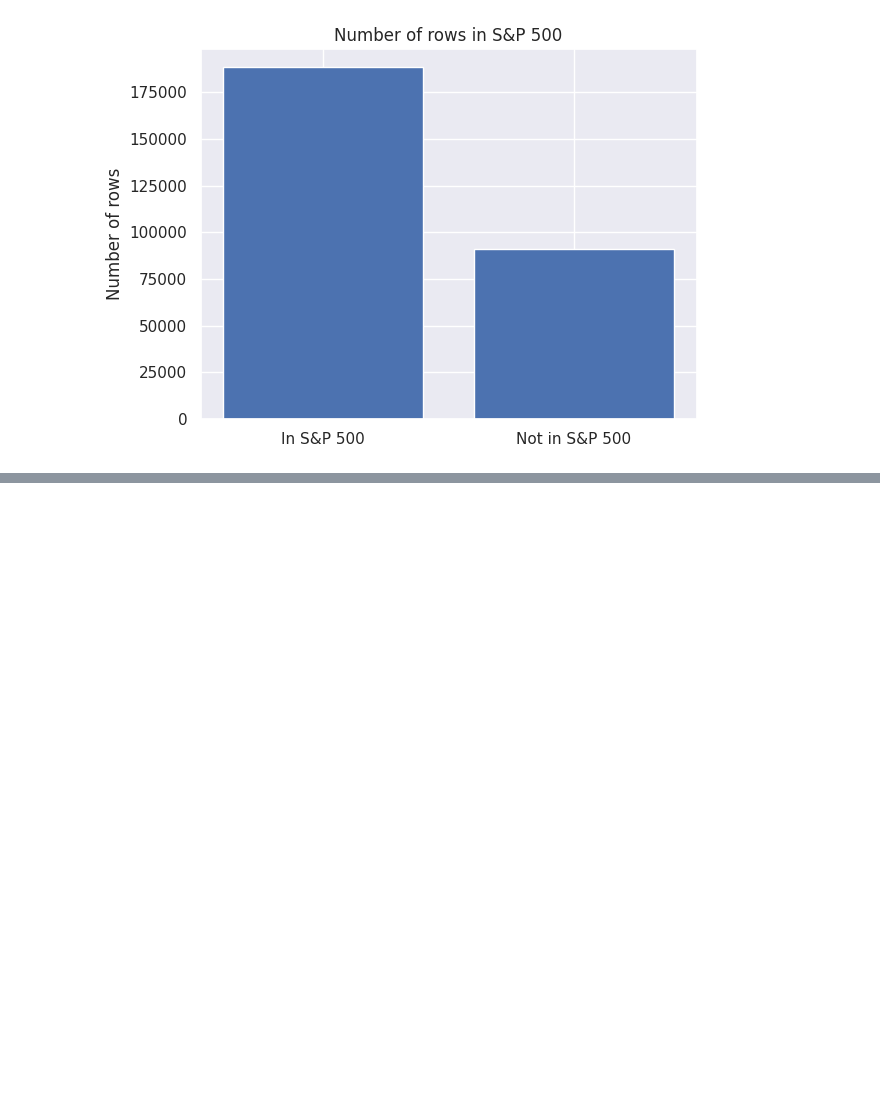
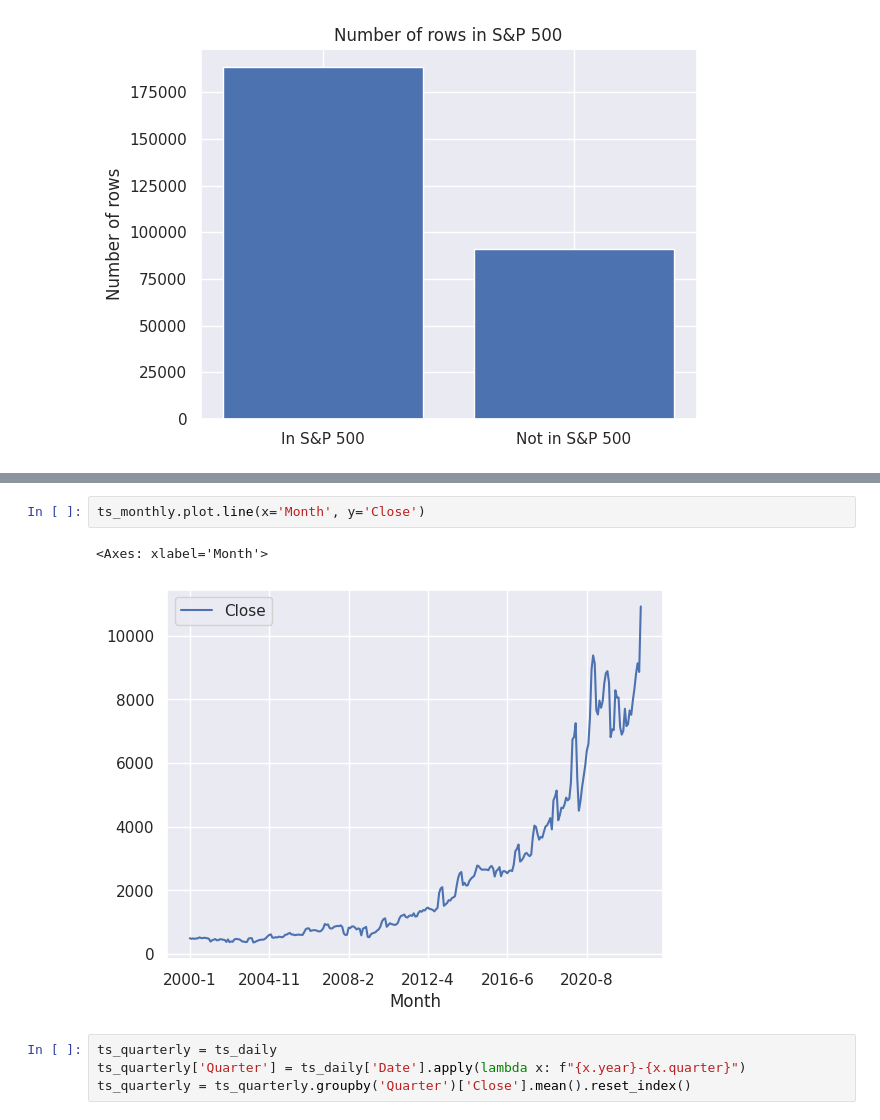
Before and after one commit to christofkaelin/ca683-project-group-1, a Jupyter notebook: CA683_Project_Group1.ipynb, the cells around one changed output, grey strips where cells are left out. Cells and saved outputs as stored; diff of their text form; blank space fills up the shorter version.

```diff
--- a/CA683_Project_Group1.ipynb
+++ b/CA683_Project_Group1.ipynb
@@ -386,0 +403,9 @@ plt.show()
+# %%
+ts_monthly.plot.line(x='Month', y='Close')
+# %% [output]
+<Axes: xlabel='Month'>
+[figure, added]
+# %%
+ts_quarterly = ts_daily
+ts_quarterly['Quarter'] = ts_daily['Date'].apply(lambda x: f"{x.year}-{x.quarter}")
+ts_quarterly = ts_quarterly.groupby('Quarter')['Close'].mean().reset_index()
```
Also changed, not shown: parts of 14 cells of this notebook.
